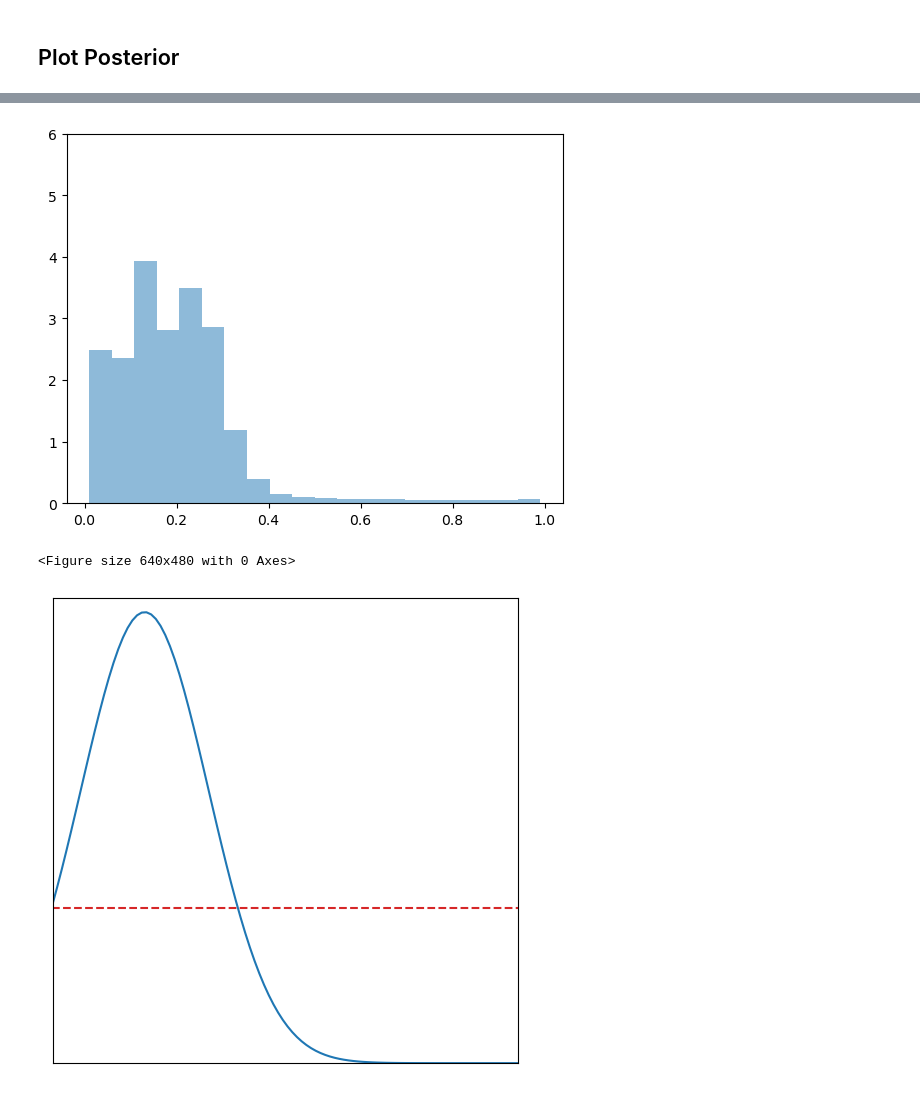
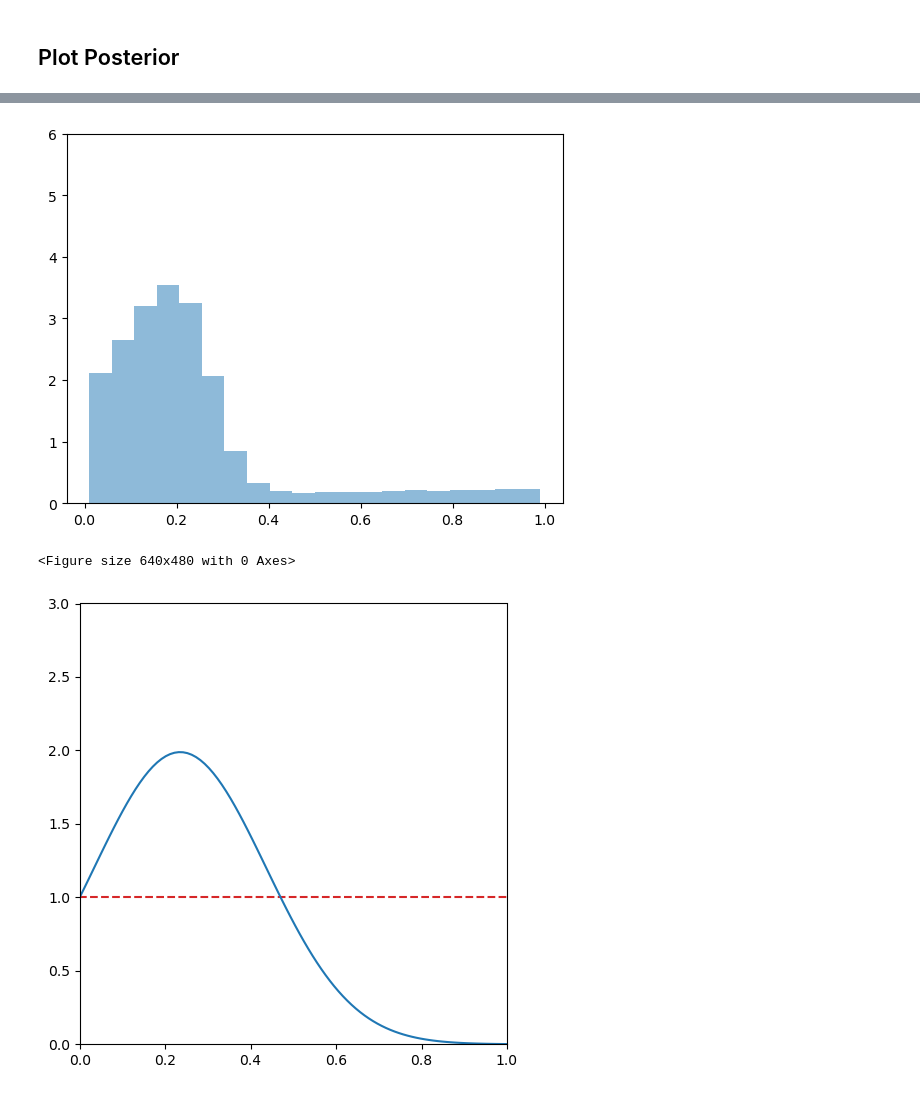
Before and after one commit to elizavetasemenova/PriorCVAE_JAX, a Jupyter notebook: experiments/notebooks/MCMC_plots_tex.ipynb, the cells around one changed output, grey strips where cells are left out. Drawn from its saved outputs; the diff is of its cells as text; code cells hidden in the pictures.

```diff
--- a/experiments/notebooks/MCMC_plots_tex.ipynb
+++ b/experiments/notebooks/MCMC_plots_tex.ipynb
@@ -9,8 +9,8 @@ import tikzplotlib
 from numpyro.diagnostics import hpdi
 # %%
 output_path = r"output_tex/"
-priorcvae_path = r"output_tex/PriorCVAE_MCMC/"
-priorvae_path = r"output_tex/PriorVAE_MCMC/"
+priorcvae_path = r"output_tex/PriorCVAE_MCMC_RBF/"
+priorvae_path = r"output_tex/PriorVAE_MCMC_RBF/"
 # %% [markdown]
 ## Plot Data
 # %%
@@ -113,30 +113,30 @@ plt.hist(c_samps, density=True, label = 'PriorCVAE', bins=20, color='tab:blue',
 plt.ylim([0, 6])
 plt.show()
 # %% [output]
-[figure, old version]
+[figure, new version]
 # %%
 mean = np.mean(c_samps)
 sigma = np.std(c_samps)
 x_tmp = np.linspace(-0.001, 1, 100)
 
 plt.clf()
 fig, axs = plt.subplots(1, 1, figsize=(5, 5))
 plt.hlines(1, x_tmp[0], x_tmp[-1], color="tab:red", linestyle="dashed")
 plt.plot(x_tmp, scipy.stats.norm.pdf(x_tmp, mean, sigma))
 
 plt.xlim([0, 1])
 plt.ylim([0, 3])
-plt.xticks([])
-plt.yticks([])
+# plt.xticks([])
+# plt.yticks([])
 
 plt.tight_layout()
 output_tik_path = os.path.join(output_path, "MCMC", f"MCMC_lengthscale.tex")
-tikzplotlib.save(output_tik_path,
-                 figurewidth='\\figurewidth', figureheight='\\figureheight',
-                 tex_relative_path_to_data='fig/',
-                 figure=fig)
+# tikzplotlib.save(output_tik_path,
+#                  figurewidth='\\figurewidth', figureheight='\\figureheight',
+#                  tex_relative_path_to_data='fig/',
+#                  figure=fig)
 
 plt.show()
 # %% [output]
 <Figure size 640x480 with 0 Axes>
-[figure, old version]
+[figure, new version]
```
Also changed, not shown: parts of 4 cells of this notebook, 2 other files.
